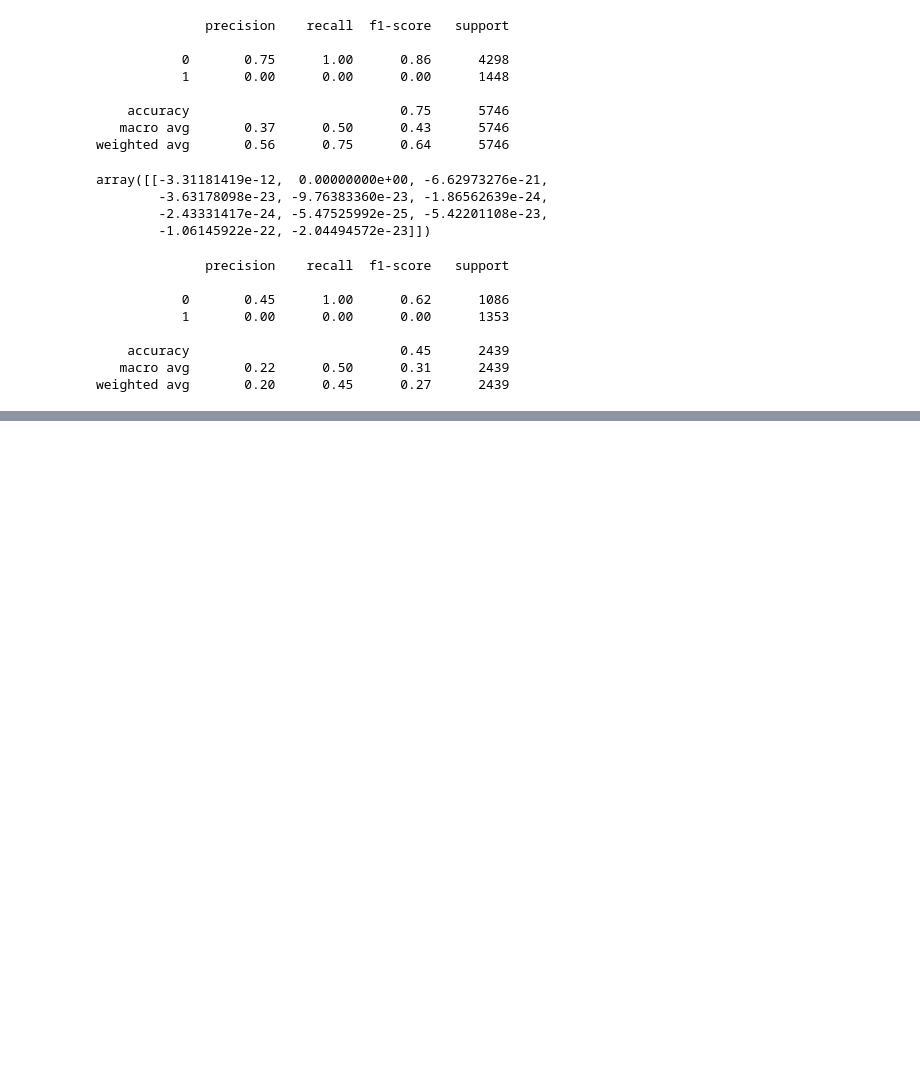
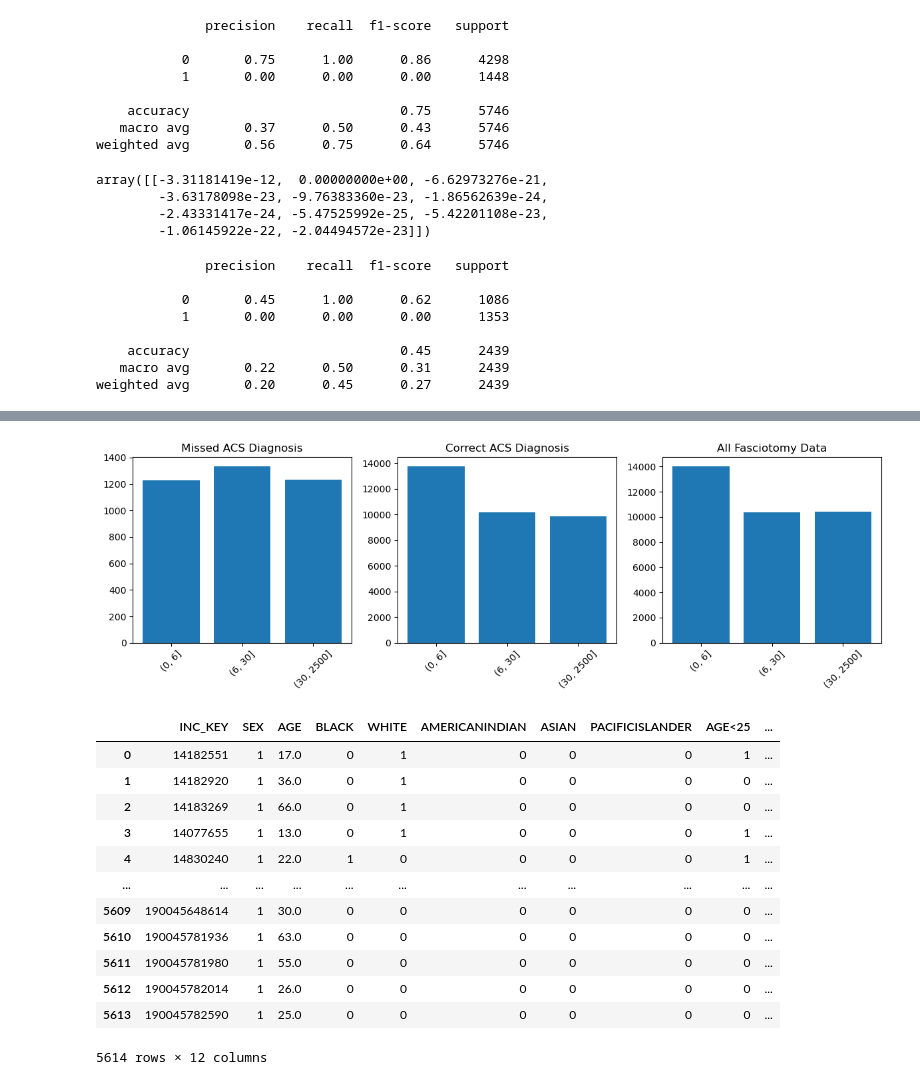
Before and after one commit to franceskoback/CompartmentSyndrome, a Jupyter notebook: src/Missed_ACS.ipynb, the cells around one changed output, grey strips where cells are left out. Saved outputs shown, nothing was run; the diff lists cells and outputs as text; code cells hidden in the pictures; blank space fills up the shorter version.

```diff
--- a/src/Missed_ACS.ipynb
+++ b/src/Missed_ACS.ipynb
@@ -841,0 +958,49 @@ coefficients
+# %%
+# Find the INC_KEYS in common between combined_df_ACSDiag and combined_fasciotomy_df
+missed_Acs_common_keys = pd.merge(combined_fasciotomy_df['INC_KEY'], combined_df_missedACS['INC_KEY'], on='INC_KEY', how='inner')
+ACS_Diag_common_keys= pd.merge(combined_fasciotomy_df['INC_KEY'], combined_df_ACSDiag['INC_KEY'], on='INC_KEY', how='inner')
+
+# Create a figure with three subplots
+fig, axes = plt.subplots(1, 3, figsize=(12, 4))
+
+# Plot the first histogram in the first subplot
+axes[0].set_title('Missed ACS Diagnosis')
+grouped_data_0_6 = plot_hours_to_procedure_histogram_grouped(combined_hour_df[combined_hour_df['INC_KEY'].isin(missed_Acs_common_keys['INC_KEY'])])
+axes[0].bar(grouped_data_0_6.index.astype(str), grouped_data_0_6.values)
+
+# Plot the second histogram in the second subplot
+axes[1].set_title('Correct ACS Diagnosis')
+grouped_data_non_common = plot_hours_to_procedure_histogram_grouped(combined_hour_df[~combined_hour_df['INC_KEY'].isin(ACS_Diag_common_keys['INC_KEY'])])
+axes[1].bar(grouped_data_non_common.index.astype(str), grouped_data_non_common.values)
+
+# Plot the third histogram in the third subplot
+axes[2].set_title('All Fasciotomy Data')
+grouped_data_all = plot_hours_to_procedure_histogram_grouped(combined_hour_df)
+axes[2].bar(grouped_data_all.index.astype(str), grouped_data_all.values)
+
+# Set the x-axis labels rotation for better visibility
+for ax in axes:
+    ax.set_xticklabels(ax.get_xticklabels(), rotation=45)
+
+# Adjust the spacing between subplots
+plt.tight_layout()
+
+# Show the plots
+plt.show()
+
+combined_df_ACSDiag
+# %% [output]
+[figure, added]
+|  | INC_KEY | SEX | AGE | BLACK | WHITE | AMERICANINDIAN | ASIAN | PACIFICISLANDER | AGE<25 | ... |
+| 0 | 14182551 | 1 | 17.0 | 0 | 1 | 0 | 0 | 0 | 1 | ... |
+| 1 | 14182920 | 1 | 36.0 | 0 | 1 | 0 | 0 | 0 | 0 | ... |
+| 2 | 14183269 | 1 | 66.0 | 0 | 1 | 0 | 0 | 0 | 0 | ... |
+| 3 | 14077655 | 1 | 13.0 | 0 | 1 | 0 | 0 | 0 | 1 | ... |
+| 4 | 14830240 | 1 | 22.0 | 1 | 0 | 0 | 0 | 0 | 1 | ... |
+| ... | ... | ... | ... | ... | ... | ... | ... | ... | ... | ... |
+| 5609 | 190045648614 | 1 | 30.0 | 0 | 0 | 0 | 0 | 0 | 0 | ... |
+| 5610 | 190045781936 | 1 | 63.0 | 0 | 0 | 0 | 0 | 0 | 0 | ... |
+| 5611 | 190045781980 | 1 | 55.0 | 0 | 0 | 0 | 0 | 0 | 0 | ... |
+| 5612 | 190045782014 | 1 | 26.0 | 0 | 0 | 0 | 0 | 0 | 0 | ... |
+| 5613 | 190045782590 | 1 | 25.0 | 0 | 0 | 0 | 0 | 0 | 0 | ... |
+5614 rows × 12 columns
```
Also changed, not shown: parts of 10 cells of this notebook.
